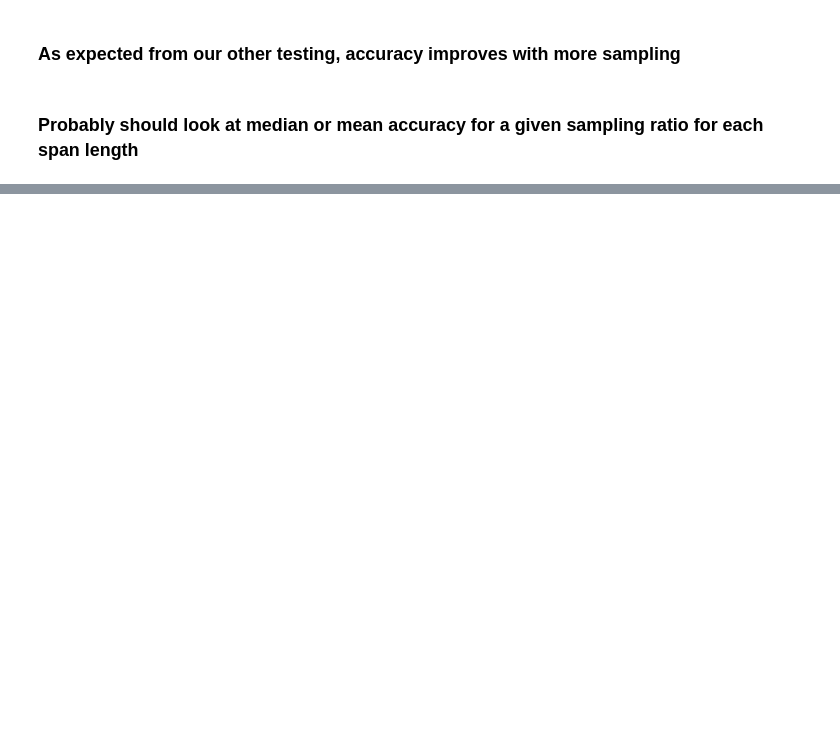
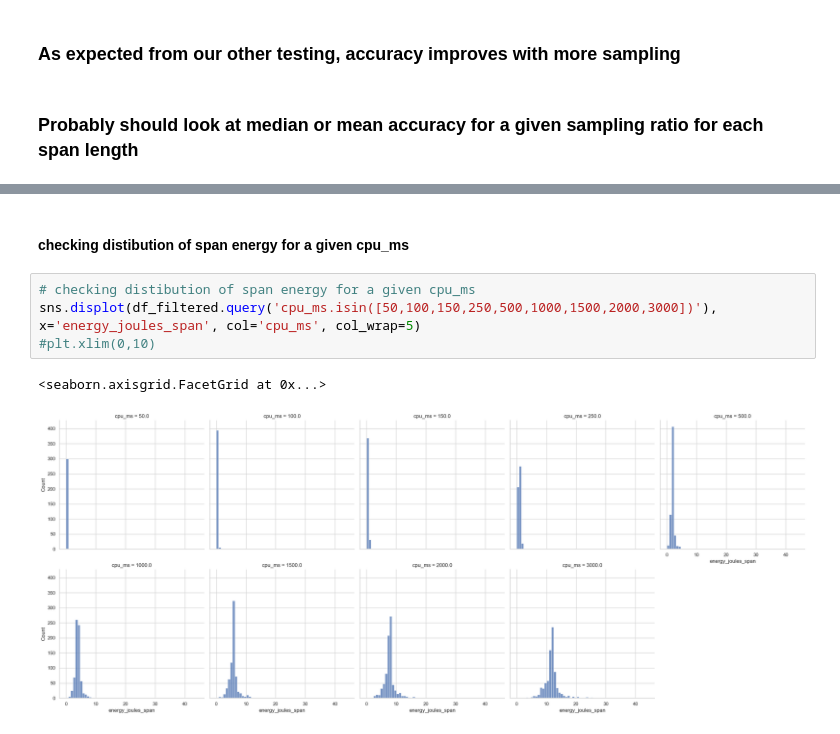
Before and after one commit to tedscott/SideProjects, a Jupyter notebook: E2EGHG/AccuracyModeling.ipynb, the cells around one changed output, grey strips where cells are left out. Drawn from its saved outputs; the diff is of its cells as text; blank space fills up the shorter version.

```diff
--- a/E2EGHG/AccuracyModeling.ipynb
+++ b/E2EGHG/AccuracyModeling.ipynb
@@ -208,0 +251,9 @@ Text(0, 0.5, 'Energy Accuracy: max = 1 (100%)')
+# %% [markdown]
+#### checking distibution of span energy for a given cpu_ms
+# %%
+# checking distibution of span energy for a given cpu_ms
+sns.displot(df_filtered.query('cpu_ms.isin([50,100,150,250,500,1000,1500,2000,3000])'), x='energy_joules_span', col='cpu_ms', col_wrap=5)
+#plt.xlim(0,10)
+# %% [output]
+<seaborn.axisgrid.FacetGrid at 0x...>
+[figure, added]
```
Also changed, not shown: parts of 10 cells of this notebook, 1 other file.
